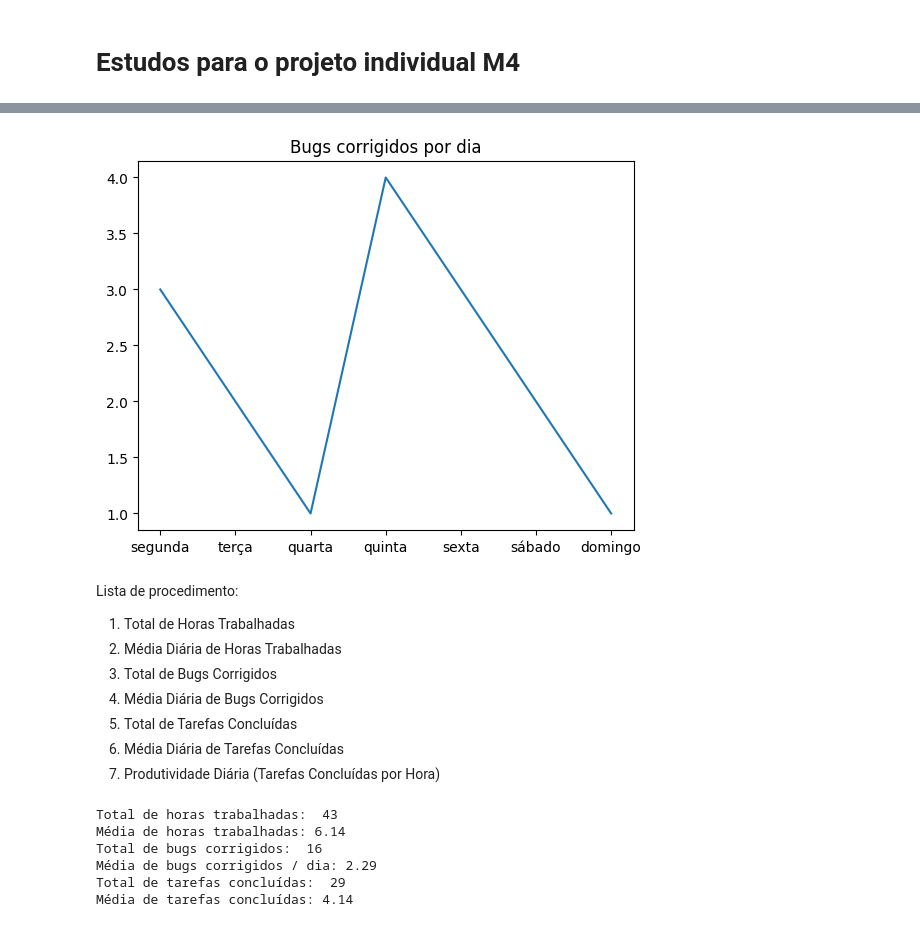
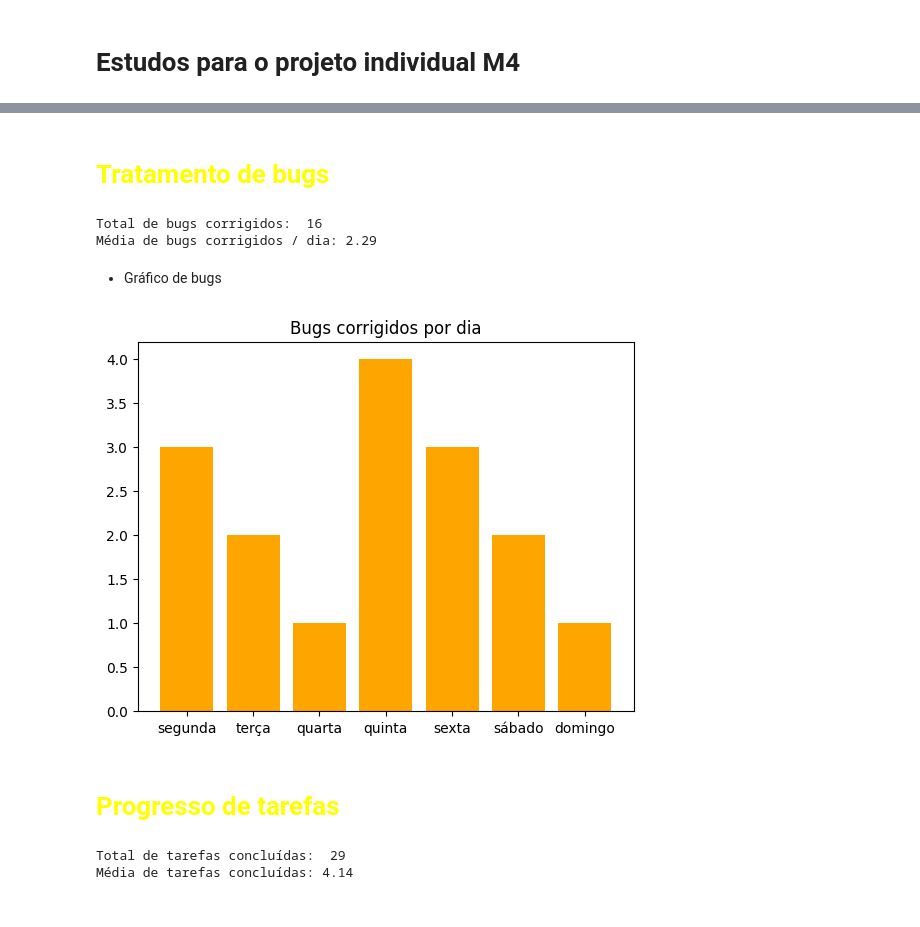
Before and after one commit to mathuscm/Projeto_M4_Relatorio-de-Progresso, a Jupyter notebook: projeto_m4_individual.ipynb, the cells around one changed output, grey strips where cells are left out. Saved outputs shown, nothing was run; the diff lists cells and outputs as text; code cells hidden in the pictures.

Commit message:
Reorganização do código
Reordenando a estrutura e adicionando os gráficos correspondentes aos cálculos presentes no relatório usando matplotlib.pyplot e pandas para a criação de DataFrames

```diff
--- a/projeto_m4_individual.ipynb
+++ b/projeto_m4_individual.ipynb
@@ -28,38 +57,31 @@ table
+# %% [markdown]
+
+# <font color = yellow> Tratamento de bugs
+# %%
+# Total de bugs corrigidos
+total_bugs = sum([3, 2, 1, 4, 3, 2, 1])
+print('Total de bugs corrigidos: ', total_bugs)
+
+# Média de bugs corrigidos/dia
+media_bug = total_bugs / 7
+print('Média de bugs corrigidos / dia: %.2f'% media_bug)
+# %% [output]
+Total de bugs corrigidos:  16
+Média de bugs corrigidos / dia: 2.29
+# %% [markdown]
+* Gráfico de bugs
 # %%
 y = [3, 2, 1, 4, 3, 2, 1]
 x = ['segunda', 'terça', 'quarta', 'quinta','sexta', 'sábado','domingo']
 
 plt.title('Bugs corrigidos por dia')
-plt.plot(x, y)
+plt.bar(x, y, color = 'orange')
 plt.show()
 # %% [output]
-[figure, old version]
+[figure, new version]
-# %% [markdown]
-Lista de procedimento:
-1. Total de Horas Trabalhadas
-2. Média Diária de Horas Trabalhadas
-3. Total de Bugs Corrigidos
-4. Média Diária de Bugs Corrigidos
-5. Total de Tarefas Concluídas
-6. Média Diária de Tarefas Concluídas
-7. Produtividade Diária (Tarefas Concluídas por Hora)
+# %% [markdown]
+# <font color = yellow> Progresso de tarefas
 # %%
-# Total de horas trabalhadas
-total_hr_trabalhadas = sum([6, 7, 8, 6, 7, 5, 4])
-print('Total de horas trabalhadas: ', total_hr_trabalhadas)
-
-# Média das horas trabalhadas
-media = total_hr_trabalhadas / 7
-print('Média de horas trabalhadas: %.2f'% media)
-
-# Total de bugs corrigidos
-total_bugs = sum([3, 2, 1, 4, 3, 2, 1])
-print('Total de bugs corrigidos: ', total_bugs)
-
-# Média de bugs corrigidos/dia
-media_bug = total_bugs / 7
-print('Média de bugs corrigidos / dia: %.2f'% media_bug)
-
 # Total de tarefas concluídas
 total_tarefas = sum([5, 4, 6, 4, 5, 3, 2])
 print('Total de tarefas concluídas: ', total_tarefas)
@@ -68,9 +90,5 @@ print('Total de tarefas concluídas: ', total_tarefas)
 media_tarefa = total_tarefas / 7
 print('Média de tarefas concluídas: %.2f'% media_tarefa)
 # %% [output]
-Total de horas trabalhadas:  43
-Média de horas trabalhadas: 6.14
-Total de bugs corrigidos:  16
-Média de bugs corrigidos / dia: 2.29
 Total de tarefas concluídas:  29
 Média de tarefas concluídas: 4.14
```
Also changed, not shown: parts of 15 cells of this notebook.
